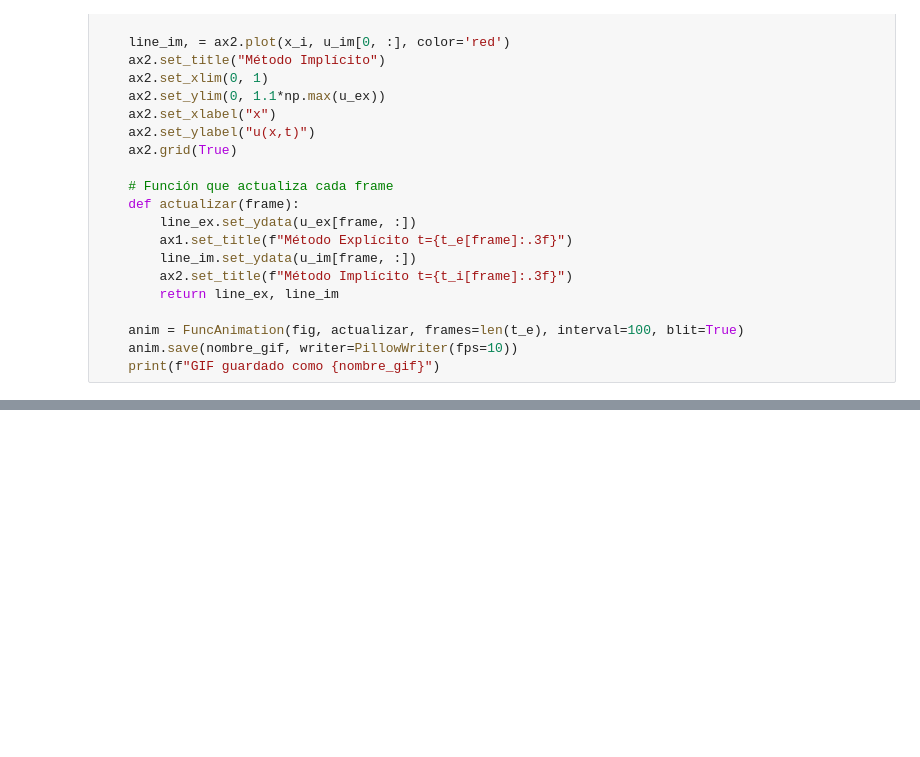
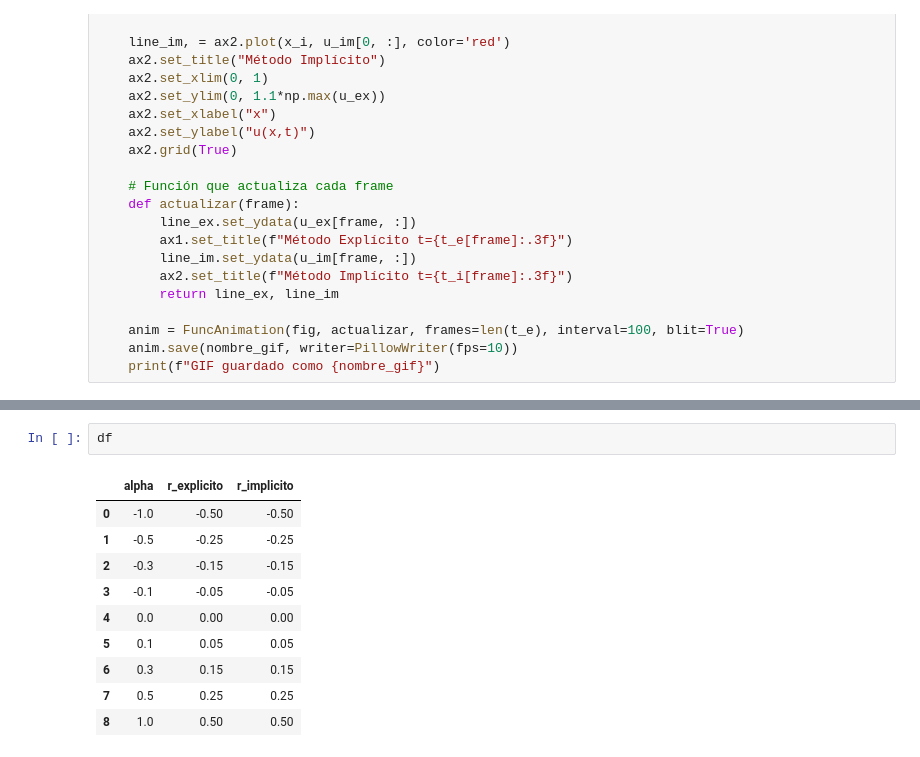
Before and after one commit to almui/TP1-EcuacionesDiferenciales-Metodos, a Jupyter notebook: EcuacionTransporte.ipynb, the cells around one changed output, grey strips where cells are left out. Drawn from its saved outputs; the diff is of its cells as text; blank space fills up the shorter version.

```diff
--- a/EcuacionTransporte.ipynb
+++ b/EcuacionTransporte.ipynb
@@ -138,0 +145,13 @@ GIF guardado como 1.5alpha_Implicito_Explicito_transporte.gif
+# %%
+df
+# %% [output]
+|  | alpha | r_explicito | r_implicito |
+| 0 | -1.0 | -0.50 | -0.50 |
+| 1 | -0.5 | -0.25 | -0.25 |
+| 2 | -0.3 | -0.15 | -0.15 |
+| 3 | -0.1 | -0.05 | -0.05 |
+| 4 | 0.0 | 0.00 | 0.00 |
+| 5 | 0.1 | 0.05 | 0.05 |
+| 6 | 0.3 | 0.15 | 0.15 |
+| 7 | 0.5 | 0.25 | 0.25 |
+| 8 | 1.0 | 0.50 | 0.50 |
```
Also changed, not shown: parts of 3 cells of this notebook, 13 other files.
